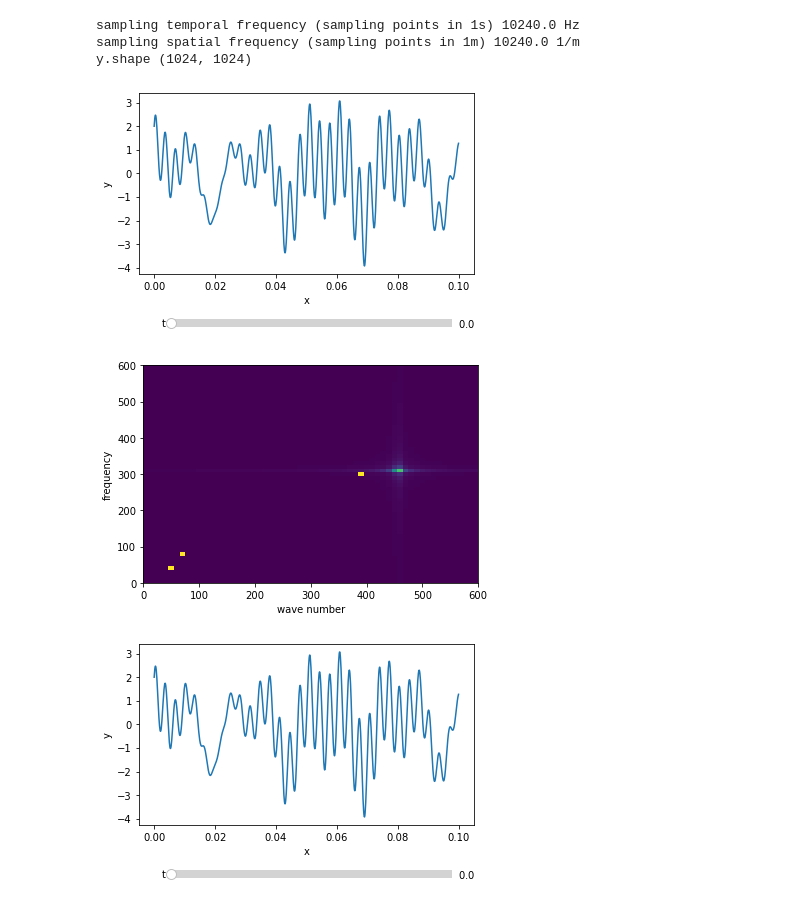
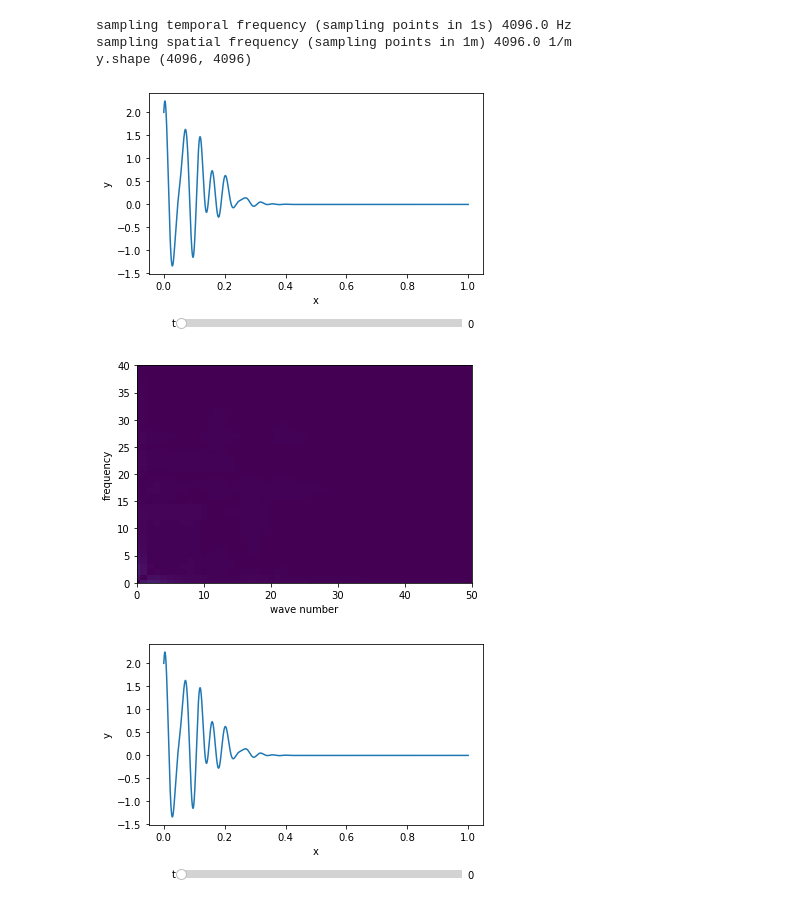
Before and after one commit to PaRaD1SE98/waves, a Jupyter notebook: notebooks/2d_waves.ipynb, the cells around one changed output. Drawn from its saved outputs; the diff is of its cells as text; code cells hidden in the pictures.

```diff
--- a/notebooks/2d_waves.ipynb
+++ b/notebooks/2d_waves.ipynb
@@ -15,15 +15,35 @@ class Wave:
         self.t = t
 
     def __call__(self, *args, **kwargs):
-        w = np.sin(2 * np.pi * self.wave_number[0] * self.x + 2 * np.pi * self.frequency[0] * self.t)
-        w += np.cos(2 * np.pi * self.wave_number[1] * self.x + 2 * np.pi * self.frequency[1] * self.t)
-        w += np.sin(2 * np.pi * self.wave_number[2] * self.x + 2 * np.pi * self.frequency[2] * self.t)
-        w += np.cos(2 * np.pi * self.wave_number[3] * self.x + 2 * np.pi * self.frequency[3] * self.t)
+        w = np.sin(2 * np.pi * self.wave_number[0] * self.x - 2 * np.pi * self.frequency[0] * self.t)
+        w += np.cos(2 * np.pi * self.wave_number[1] * self.x - 2 * np.pi * self.frequency[1] * self.t)
+        w += np.sin(2 * np.pi * self.wave_number[2] * self.x - 2 * np.pi * self.frequency[2] * self.t)
+        w += np.cos(2 * np.pi * self.wave_number[3] * self.x - 2 * np.pi * self.frequency[3] * self.t)
         return w
+
+
+class Pulse:
+    frequency = [1, 10, 15, 20]
+    wave_number = [1, 15, 20, 25]
+    t_0 = 0
+    x_0 = 0
+
+    def __init__(self, x, t):
+        self.x = x
+        self.t = t
+
+    def __call__(self, *args, **kwargs):
+        p = np.exp(-(2 * np.pi * self.wave_number[0] * (self.x - self.x_0) - 2 * np.pi * self.frequency[0] * (
+                    self.t - self.t_0)) ** 2)
+        w = np.sin(2 * np.pi * self.wave_number[0] * self.x - 2 * np.pi * self.frequency[0] * self.t)
+        w += np.cos(2 * np.pi * self.wave_number[1] * self.x - 2 * np.pi * self.frequency[1] * self.t)
+        w += np.sin(2 * np.pi * self.wave_number[2] * self.x - 2 * np.pi * self.frequency[2] * self.t)
+        w += np.cos(2 * np.pi * self.wave_number[3] * self.x - 2 * np.pi * self.frequency[3] * self.t)
+        return p * w
 # %%
-sp = 1024  # sampling size
-t_max = .1  # s
-x_max = .1  # m
+sp = 2 ** 12  # sampling size
+t_max = 1  # s
+x_max = 1  # m
 dt = t_max / sp  # sampling interval (s)
 dx = x_max / sp  #sampling interval (m)
 sft = sp / t_max  # sampling frequency (sampling points in 1s) t
@@ -33,15 +53,16 @@ print('sampling spatial frequency (sampling points in 1m)', sfx, '1/m')
 x = np.arange(0, x_max, dx)
 T = np.arange(0, t_max, dt)
 y = np.zeros((len(x), len(T)))
-assert sft > 2 * max(Wave.frequency), 'Nyquist: Make sure sampling frequency > 2 * highest frequency of the signal'
-assert sfx > 2 * max(Wave.wave_number), 'Nyquist: Make sure sampling frequency > 2 * highest frequency of the signal'
+Signal = Pulse
+assert sft > 2 * max(Signal.frequency), 'Nyquist: Make sure sampling frequency > 2 * highest frequency of the signal'
+assert sfx > 2 * max(Signal.wave_number), 'Nyquist: Make sure sampling frequency > 2 * highest frequency of the signal'
 for i, t in enumerate(T):
-    y[:, i] = Wave(x, t)()
+    y[:, i] = Signal(x, t)()
 print('y.shape', y.shape)
 # %% [output]
-sampling temporal frequency (sampling points in 1s) 10240.0 Hz
-sampling spatial frequency (sampling points in 1m) 10240.0 1/m
-y.shape (1024, 1024)
+sampling temporal frequency (sampling points in 1s) 4096.0 Hz
+sampling spatial frequency (sampling points in 1m) 4096.0 1/m
+y.shape (4096, 4096)
 # %%
 fig = plt.figure()
 ax = fig.add_subplot()
@@ -77,28 +98,28 @@ def update_t(val):
 t_slider.on_changed(update_t)
 plt.show()
 # %% [output]
-[figure, old version]
+[figure, new version]
 # %%
 fft_result = np.fft.fft2(y)
 abs_fft = np.abs(fft_result)
 # %%
 wave_number = np.arange(0, sfx, sfx / sp)
 freq = np.arange(0, sft, sft / sp)
 # T = sp / sf
 # FREQ = n / T
 plt.close()
 fig = plt.figure()
 ax = fig.add_subplot()
 ax.set_xlabel('wave number')
 ax.set_ylabel('frequency')
 ax.pcolormesh(wave_number, freq, abs_fft, cmap="viridis")
 plt.xlim(0, sfx / 2)
 plt.ylim(0, sft / 2)
-plt.xlim(0, 600)
-plt.ylim(0, 600)
+plt.xlim(0, max(Signal.wave_number) * 2)
+plt.ylim(0, max(Signal.frequency) * 2)
 plt.show()
 # %% [output]
-[figure, old version]
+[figure, new version]
 # %%
 ifft_result = np.fft.ifft2(fft_result).real
 # %%
@@ -136,4 +157,4 @@ def update_t(val):
 t_slider.on_changed(update_t)
 plt.show()
 # %% [output]
-[figure, old version]
+[figure, new version]
```
Also changed, not shown: 1 other file.
